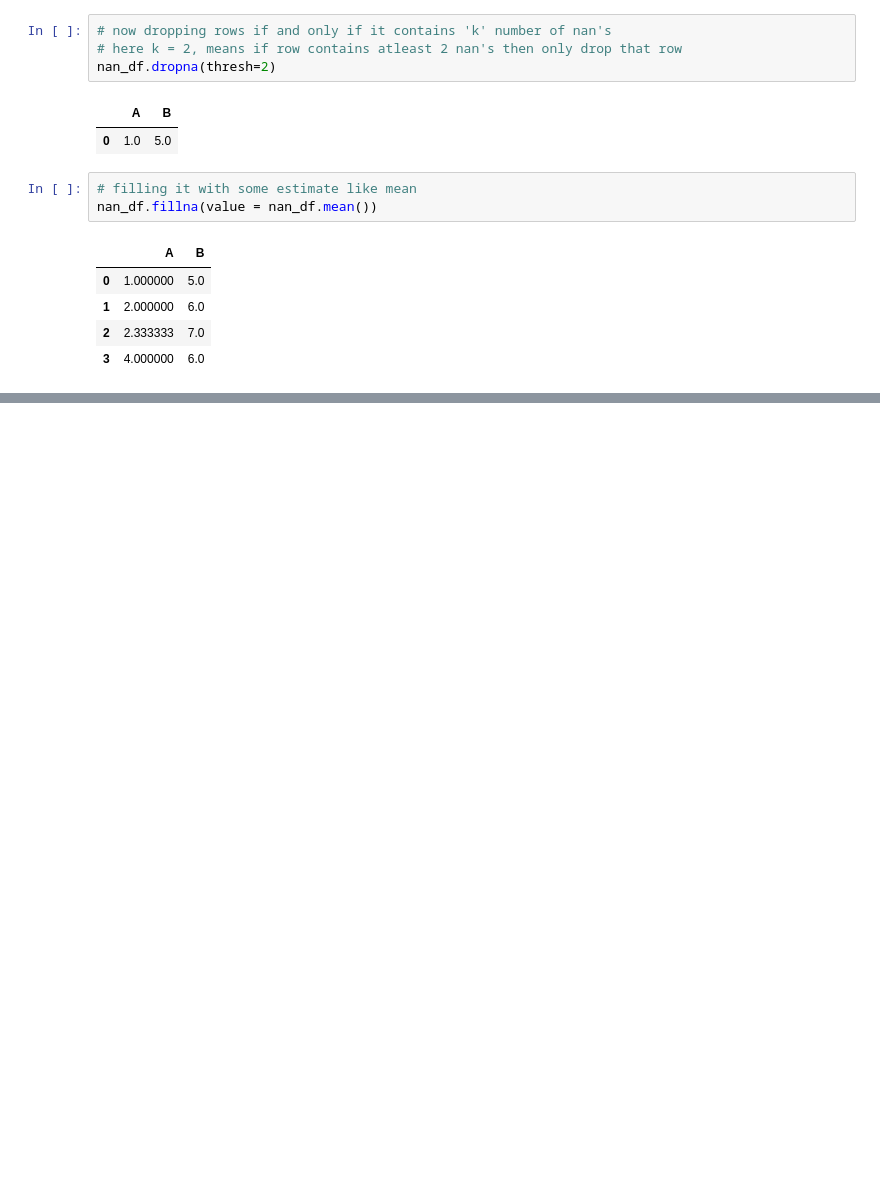
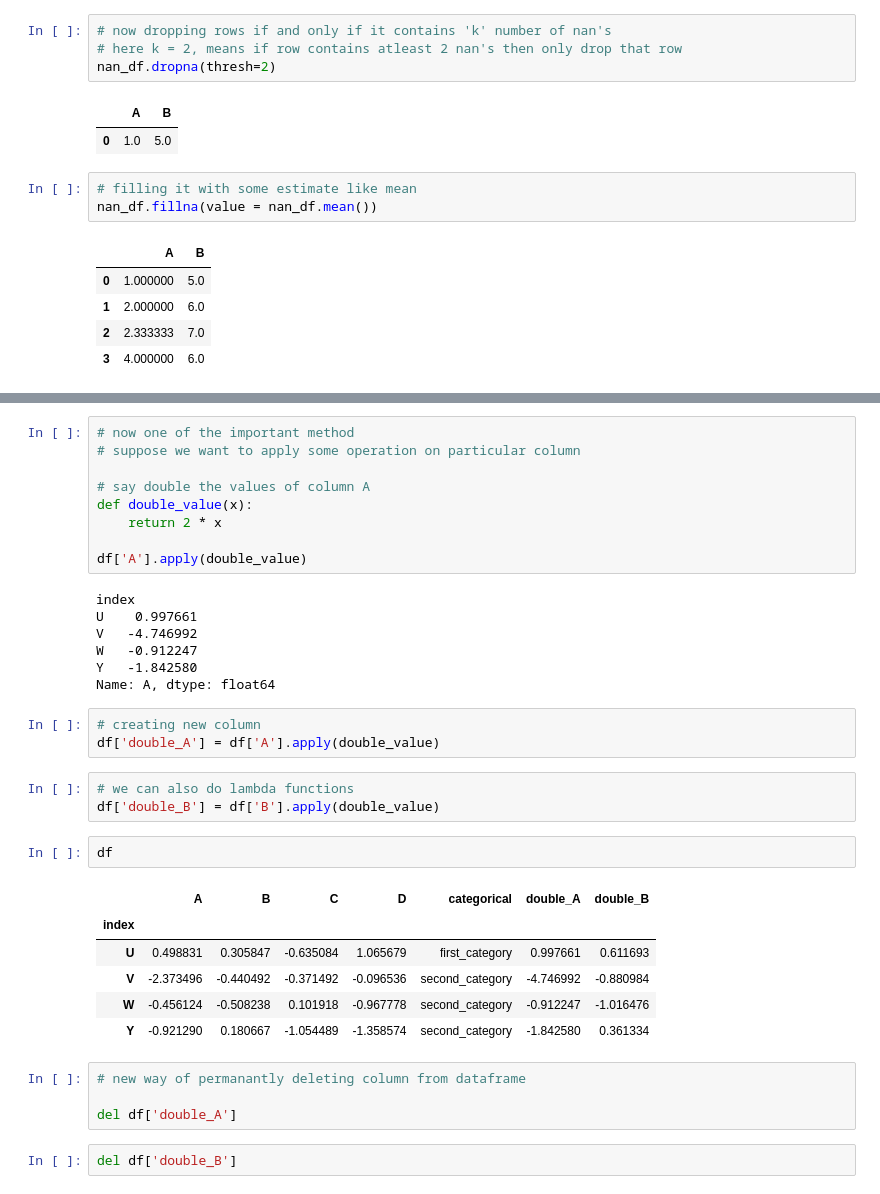
Before and after one commit to mahesh-keswani/ML-DL-FromBasicsToAdvance, a Jupyter notebook: pandas_basics/dataframe-basics.ipynb, the cells around one changed output, grey strips where cells are left out. Drawn from its saved outputs; the diff is of its cells as text; blank space fills up the shorter version.

Commit message:
added some commonly used operations like sorting, mapping, etc.

```diff
--- a/pandas_basics/dataframe-basics.ipynb
+++ b/pandas_basics/dataframe-basics.ipynb
@@ -403,0 +423,37 @@ df.groupby('categorical').describe().transpose()
+# %%
+# now one of the important method
+# suppose we want to apply some operation on particular column
+
+# say double the values of column A
+def double_value(x):
+    return 2 * x
+
+df['A'].apply(double_value)
+# %% [output]
+index
+U    0.997661
+V   -4.746992
+W   -0.912247
+Y   -1.842580
+Name: A, dtype: float64
+# %%
+# creating new column
+df['double_A'] = df['A'].apply(double_value)
+# %%
+# we can also do lambda functions
+df['double_B'] = df['B'].apply(double_value)
+# %%
+df
+# %% [output]
+|  | A | B | C | D | categorical | double_A | double_B |
+| index |  |  |  |  |  |  |  |
+| U | 0.498831 | 0.305847 | -0.635084 | 1.065679 | first_category | 0.997661 | 0.611693 |
+| V | -2.373496 | -0.440492 | -0.371492 | -0.096536 | second_category | -4.746992 | -0.880984 |
+| W | -0.456124 | -0.508238 | 0.101918 | -0.967778 | second_category | -0.912247 | -1.016476 |
+| Y | -0.921290 | 0.180667 | -1.054489 | -1.358574 | second_category | -1.842580 | 0.361334 |
+# %%
+# new way of permanantly deleting column from dataframe
+
+del df['double_A']
+# %%
+del df['double_B']
```
Also changed, not shown: parts of 35 cells of this notebook.
